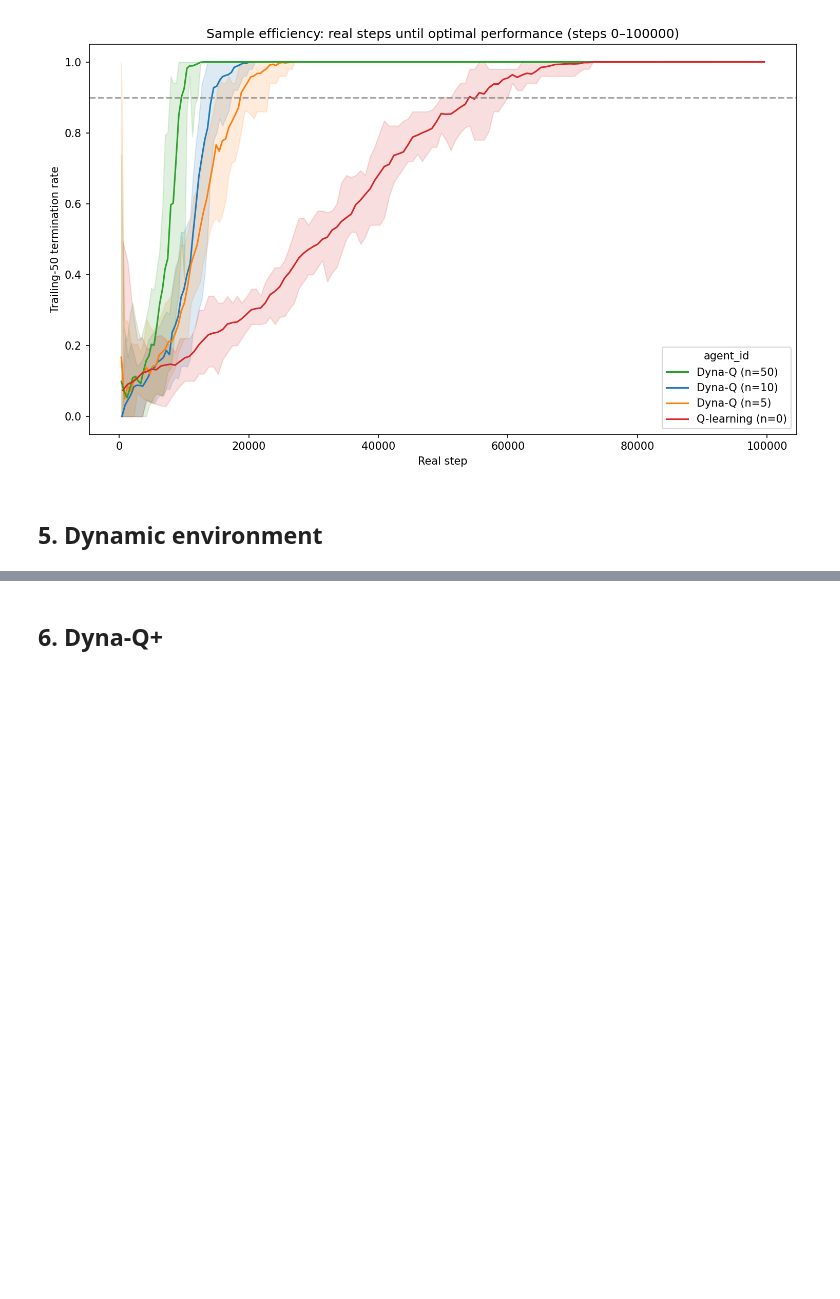
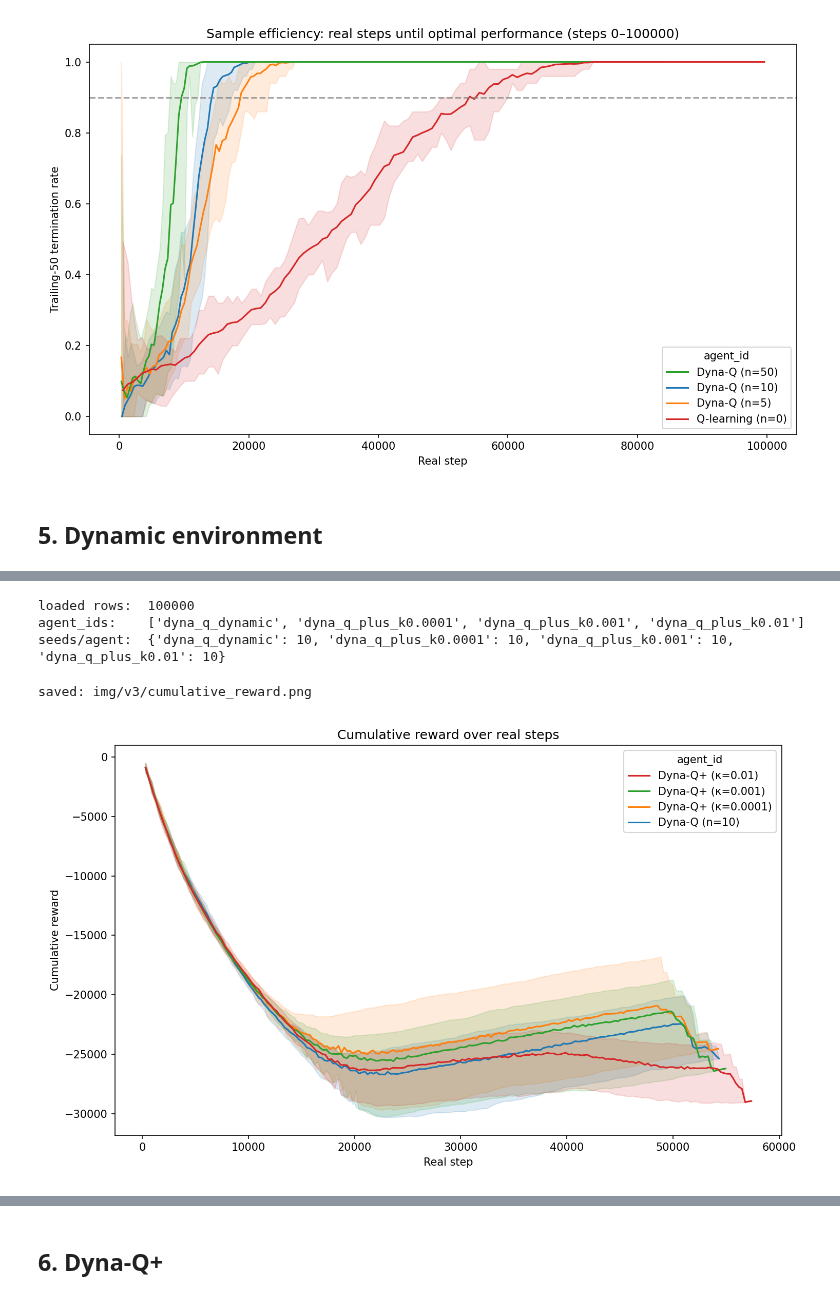
Before and after one commit to craig-rudman/MSDS684, a Jupyter notebook: W7/ipynb/development.ipynb, the cells around one changed output, grey strips where cells are left out. Drawn from its saved outputs; the diff is of its cells as text; code cells hidden in the pictures; blank space fills up the shorter version.

```diff
--- a/W7/ipynb/development.ipynb
+++ b/W7/ipynb/development.ipynb
@@ -723,0 +832,64 @@ saved: img/v2/sample_efficiency.png
+# %%
+# Load traces for dynamic environment comparison (kappa sweep).
+
+import sys
+from pathlib import Path
+
+sys.path.insert(0, str(Path.cwd().parent / "src"))
+
+from load_traces import load_traces
+
+AGENT_DIRS = [
+    Path.cwd().parent / "data" / "dyna_q_dynamic",
+    Path.cwd().parent / "data" / "dyna_q_plus_k0.01",
+    Path.cwd().parent / "data" / "dyna_q_plus_k0.001",
+    Path.cwd().parent / "data" / "dyna_q_plus_k0.0001",
+]
+
+LABEL_MAP = {
+    "dyna_q_dynamic":       "Dyna-Q (n=10)",
+    "dyna_q_plus_k0.01":   "Dyna-Q+ (κ=0.01)",
+    "dyna_q_plus_k0.001":  "Dyna-Q+ (κ=0.001)",
+    "dyna_q_plus_k0.0001": "Dyna-Q+ (κ=0.0001)",
+}
+
+LEGEND_ORDER = [
+    "Dyna-Q+ (κ=0.01)",
+    "Dyna-Q+ (κ=0.001)",
+    "Dyna-Q+ (κ=0.0001)",
+    "Dyna-Q (n=10)",
+]
+
+traces = load_traces(*AGENT_DIRS)
+
+print(f"loaded rows:  {len(traces)}")
+print(f"agent_ids:    {sorted(traces['agent_id'].unique().tolist())}")
+print(f"seeds/agent:  {traces.groupby('agent_id')['seed'].nunique().to_dict()}")
+# %% [output]
+loaded rows:  100000
+agent_ids:    ['dyna_q_dynamic', 'dyna_q_plus_k0.0001', 'dyna_q_plus_k0.001', 'dyna_q_plus_k0.01']
+seeds/agent:  {'dyna_q_dynamic': 10, 'dyna_q_plus_k0.0001': 10, 'dyna_q_plus_k0.001': 10, 'dyna_q_plus_k0.01': 10}
+# %%
+# Cumulative reward over real steps (dynamic environment, v3).
+
+import sys
+from pathlib import Path
+
+sys.path.insert(0, str(Path.cwd().parent / "src"))
+
+from IPython.display import Image
+from visualizations import plot_cumulative_reward
+
+img_path = Path.cwd().parent / "img" / "v3" / "cumulative_reward.png"
+img_path.parent.mkdir(parents=True, exist_ok=True)
+plot_cumulative_reward(
+    traces, img_path,
+    label_map=LABEL_MAP, band_alpha=0.15,
+    legend_order=LEGEND_ORDER,
+)
+
+print(f"saved: {img_path.relative_to(Path.cwd().parent)}")
+Image(filename=str(img_path))
+# %% [output]
+saved: img/v3/cumulative_reward.png
+[figure, added]
```
Also changed, not shown: parts of 4 cells of this notebook, 6 other files.
